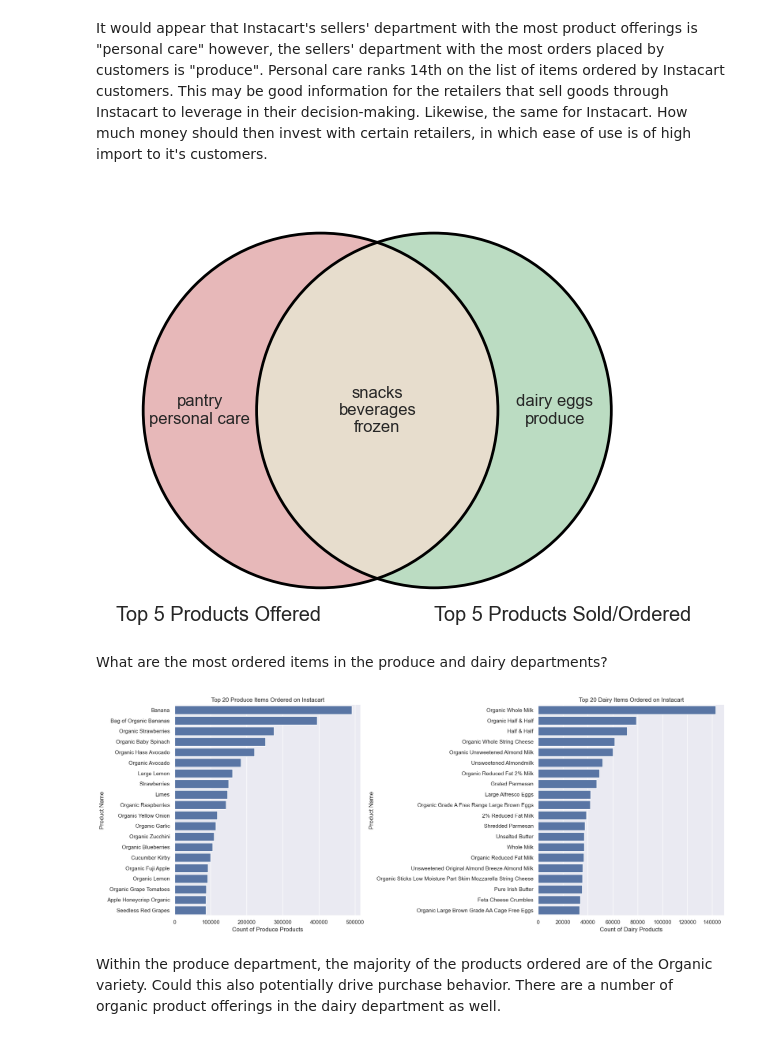
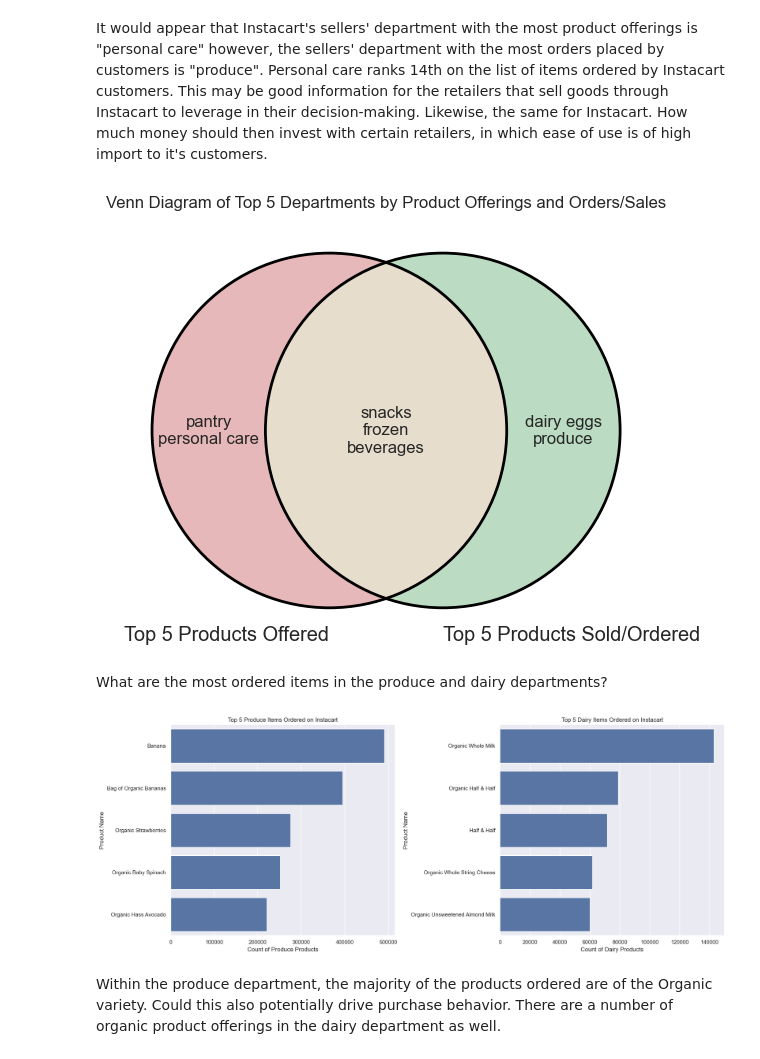
Before and after one commit to lmgaines30/Instacart_Customer_Basket_Analysis, a Jupyter notebook: notebooks/02.1_Instacart_EDA_part2.ipynb, the cells around one changed output. Cells and saved outputs as stored; diff of their text form; code cells hidden in the pictures.

```diff
--- a/notebooks/02.1_Instacart_EDA_part2.ipynb
+++ b/notebooks/02.1_Instacart_EDA_part2.ipynb
@@ -198,6 +246,9 @@ venn = venn2([top_5_departments_products, top_5_departments_orders], ('Top 5 Pro
 #add circles around the sets
 venn2_circles([top_5_departments_products, top_5_departments_orders])
 
+#add a title to the plot
+plt.title('Venn Diagram of Top 5 Departments by Product Offerings and Orders/Sales')
+
 # Annotate the sets with their items
 venn.get_label_by_id('10').set_text('\n'.join(top_5_departments_products - top_5_departments_orders))
 venn.get_label_by_id('01').set_text('\n'.join(top_5_departments_orders - top_5_departments_products))
@@ -205,44 +256,44 @@ venn.get_label_by_id('11').set_text('\n'.join(top_5_departments_products & top_5
 
 plt.show()
 # %% [output]
-[figure, old version]
+[figure, new version]
 # %% [markdown]
 
 What are the most ordered items in the produce and dairy departments?
 # %%
 #Drill down to the most popular aisles and products within the produce and dairy departments
 produce_orders_df = all_orders_all_dimensions_df[all_orders_all_dimensions_df['department']=='produce']
 
-count_produce_orders_products = produce_orders_df['product_name'].value_counts().sort_values(ascending=False).head(20)
+count_produce_orders_products = produce_orders_df['product_name'].value_counts().sort_values(ascending=False).head()
 count_produce_orders_products
 
 dairy_orders_df = all_orders_all_dimensions_df[all_orders_all_dimensions_df['department']=='dairy eggs']
 
-count_dairy_orders_products = dairy_orders_df['product_name'].value_counts().sort_values(ascending=False).head(20)
+count_dairy_orders_products = dairy_orders_df['product_name'].value_counts().sort_values(ascending=False).head()
 count_dairy_orders_products
 
 
 
 #Instacart Produce Items Ordered
 fig, ax = plt.subplots(1,2, figsize=(18, 7))
 #plot produce
 sns.barplot(y=count_produce_orders_products.index, x=count_produce_orders_products, ax=ax[0])
 ax[0].set_xlabel('Count of Produce Products')
 ax[0].set_ylabel('Product Name')
 ax[0].set_yticklabels(ax[0].get_yticklabels())
-ax[0].set_title('Top 20 Produce Items Ordered on Instacart')
+ax[0].set_title('Top 5 Produce Items Ordered on Instacart')
 
 #plot dairy
 sns.barplot(y=count_dairy_orders_products.index, x=count_dairy_orders_products, ax=ax[1])
 ax[1].set_xlabel('Count of Dairy Products')
 ax[1].set_ylabel('Product Name')
 ax[1].set_yticklabels(ax[1].get_yticklabels())
-ax[1].set_title('Top 20 Dairy Items Ordered on Instacart')
+ax[1].set_title('Top 5 Dairy Items Ordered on Instacart')
 
 plt.tight_layout()
 plt.show()
 # %% [output]
-[figure, old version]
+[figure, new version]
 # %% [markdown]
 Within the produce department, the majority of the products ordered are of the Organic variety.  Could this also potentially drive purchase behavior.  There are a number of organic product offerings in the dairy department as well.
 # %% [markdown]
```
Also changed, not shown: parts of 18 cells of this notebook.
